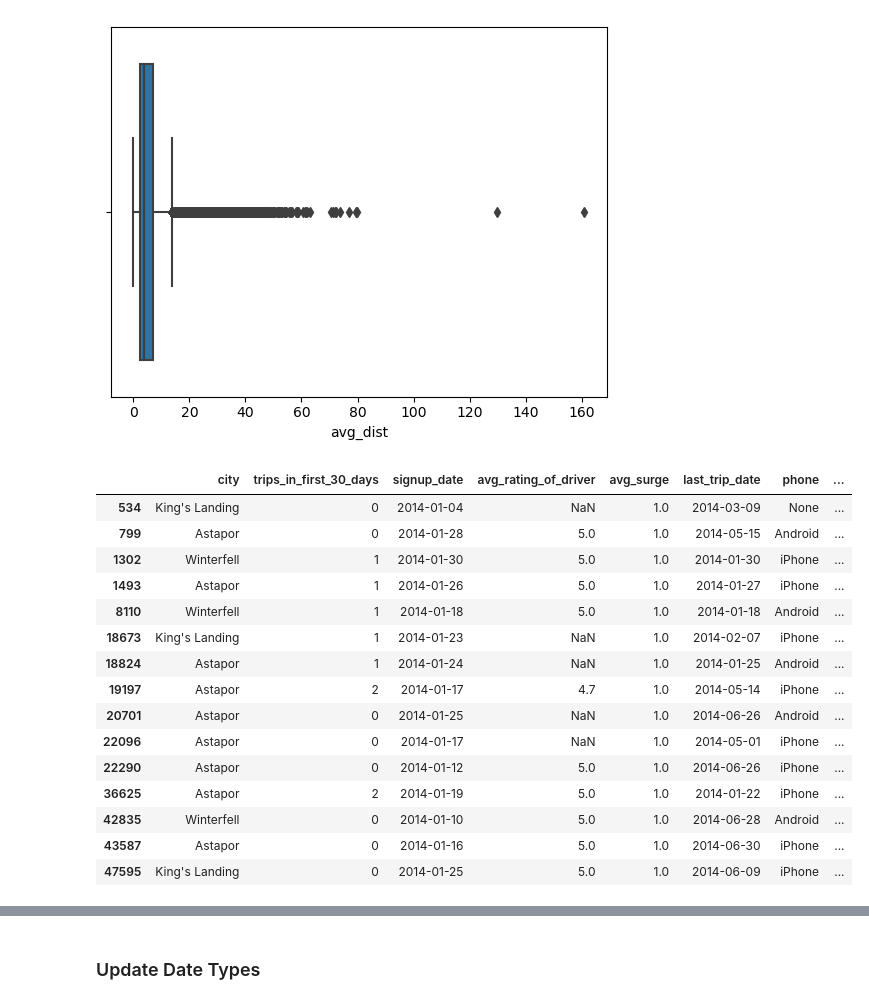
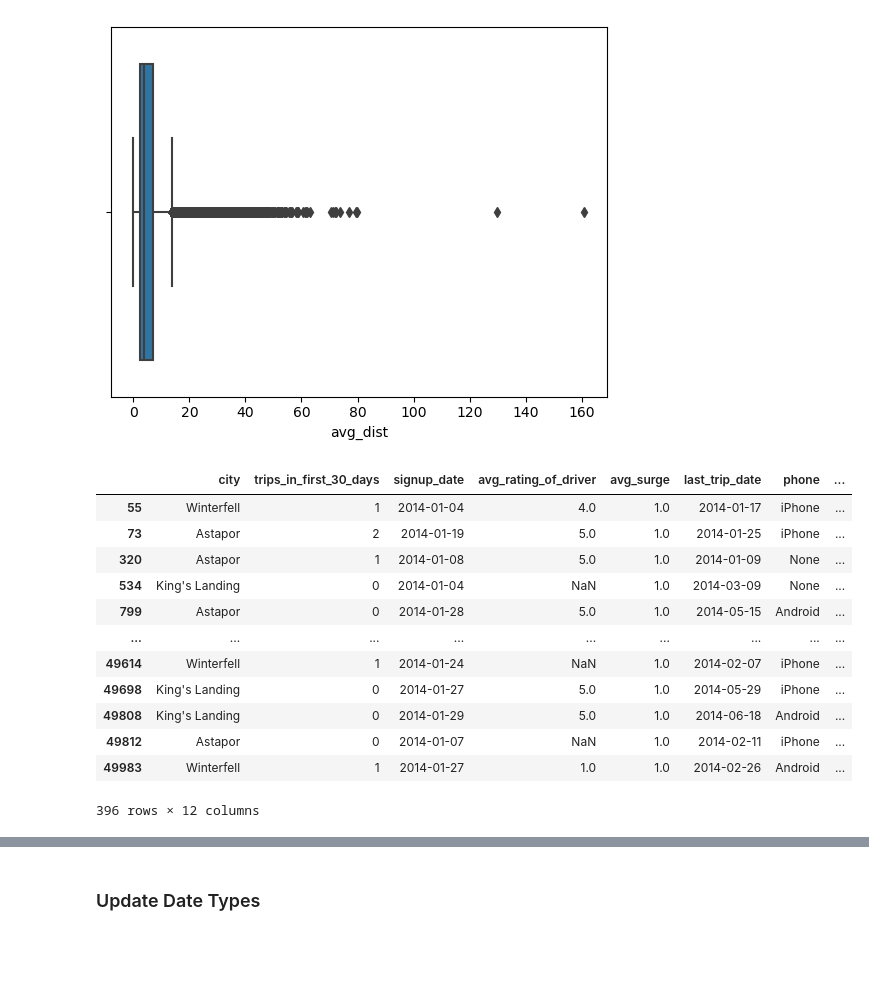
Before and after one commit to BrettlyCD/da_challenge, a Jupyter notebook: notebooks/3_predictive_modeling.ipynb, the cells around one changed output, grey strips where cells are left out. Drawn from its saved outputs; the diff is of its cells as text; code cells hidden in the pictures; blank space fills up the shorter version.

```diff
--- a/notebooks/3_predictive_modeling.ipynb
+++ b/notebooks/3_predictive_modeling.ipynb
@@ -197,24 +211,21 @@ plt.show()
 [figure]
 # %%
 # the furthest two definitely jump out
-riders.loc[riders.avg_dist >= 60]
+riders.loc[riders.avg_dist >= 30]
 # %% [output]
 |  | city | trips_in_first_30_days | signup_date | avg_rating_of_driver | avg_surge | last_trip_date | phone | ... |
+| 55 | Winterfell | 1 | 2014-01-04 | 4.0 | 1.0 | 2014-01-17 | iPhone | ... |
+| 73 | Astapor | 2 | 2014-01-19 | 5.0 | 1.0 | 2014-01-25 | iPhone | ... |
+| 320 | Astapor | 1 | 2014-01-08 | 5.0 | 1.0 | 2014-01-09 | None | ... |
 | 534 | King's Landing | 0 | 2014-01-04 | NaN | 1.0 | 2014-03-09 | None | ... |
 | 799 | Astapor | 0 | 2014-01-28 | 5.0 | 1.0 | 2014-05-15 | Android | ... |
-| 1302 | Winterfell | 1 | 2014-01-30 | 5.0 | 1.0 | 2014-01-30 | iPhone | ... |
-| 1493 | Astapor | 1 | 2014-01-26 | 5.0 | 1.0 | 2014-01-27 | iPhone | ... |
-| 8110 | Winterfell | 1 | 2014-01-18 | 5.0 | 1.0 | 2014-01-18 | Android | ... |
-| 18673 | King's Landing | 1 | 2014-01-23 | NaN | 1.0 | 2014-02-07 | iPhone | ... |
-| 18824 | Astapor | 1 | 2014-01-24 | NaN | 1.0 | 2014-01-25 | Android | ... |
-| 19197 | Astapor | 2 | 2014-01-17 | 4.7 | 1.0 | 2014-05-14 | iPhone | ... |
-| 20701 | Astapor | 0 | 2014-01-25 | NaN | 1.0 | 2014-06-26 | Android | ... |
-| 22096 | Astapor | 0 | 2014-01-17 | NaN | 1.0 | 2014-05-01 | iPhone | ... |
-| 22290 | Astapor | 0 | 2014-01-12 | 5.0 | 1.0 | 2014-06-26 | iPhone | ... |
-| 36625 | Astapor | 2 | 2014-01-19 | 5.0 | 1.0 | 2014-01-22 | iPhone | ... |
-| 42835 | Winterfell | 0 | 2014-01-10 | 5.0 | 1.0 | 2014-06-28 | Android | ... |
-| 43587 | Astapor | 0 | 2014-01-16 | 5.0 | 1.0 | 2014-06-30 | iPhone | ... |
-| 47595 | King's Landing | 0 | 2014-01-25 | 5.0 | 1.0 | 2014-06-09 | iPhone | ... |
+| ... | ... | ... | ... | ... | ... | ... | ... | ... |
+| 49614 | Winterfell | 1 | 2014-01-24 | NaN | 1.0 | 2014-02-07 | iPhone | ... |
+| 49698 | King's Landing | 0 | 2014-01-27 | 5.0 | 1.0 | 2014-05-29 | iPhone | ... |
+| 49808 | King's Landing | 0 | 2014-01-29 | 5.0 | 1.0 | 2014-06-18 | Android | ... |
+| 49812 | Astapor | 0 | 2014-01-07 | NaN | 1.0 | 2014-02-11 | iPhone | ... |
+| 49983 | Winterfell | 1 | 2014-01-27 | 1.0 | 1.0 | 2014-02-26 | Android | ... |
+396 rows × 12 columns
 # %% [markdown]
 Similar to the other metrics, it's impossible to tell if these are incorrect.
 
```
Also changed, not shown: parts of 22 cells of this notebook.
